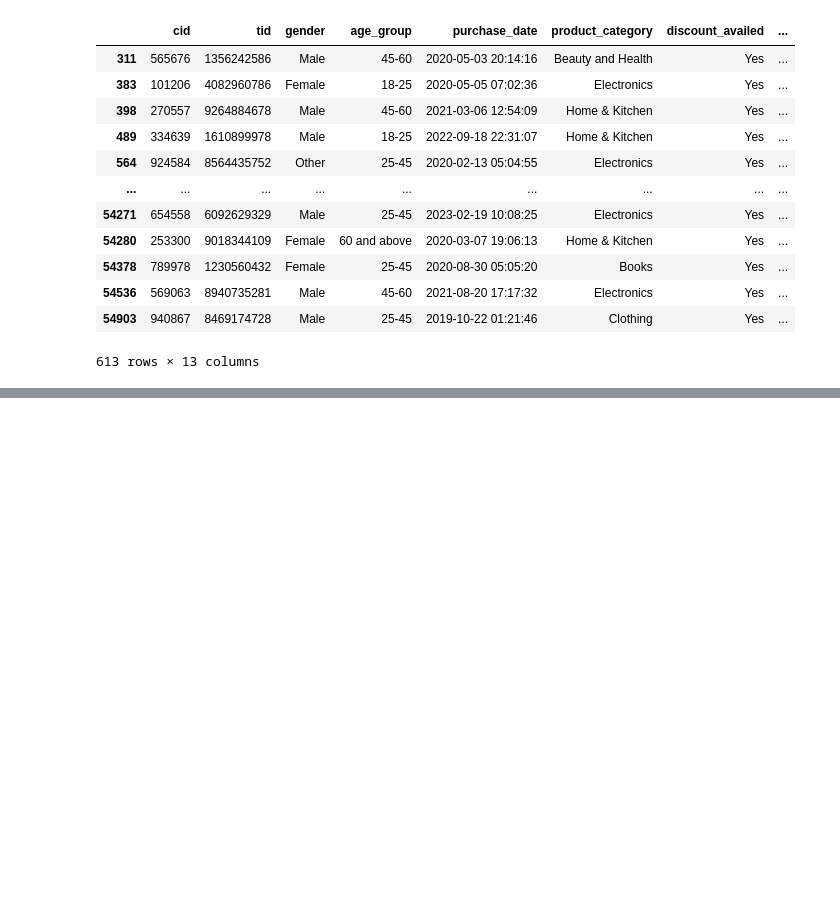
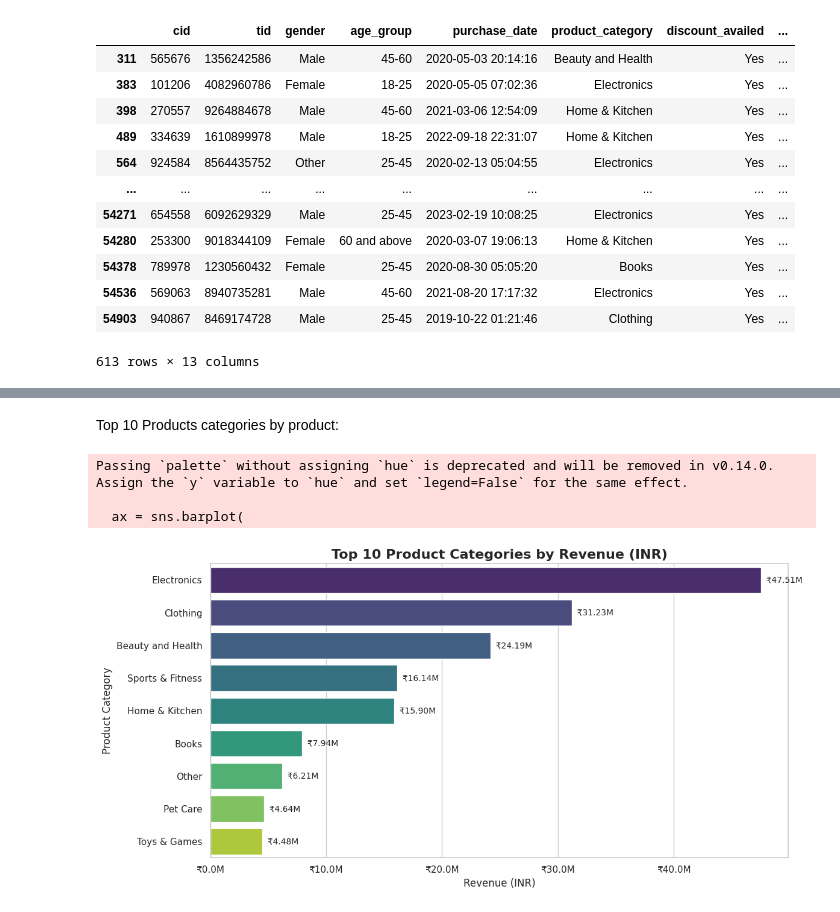
Before and after one commit to Uzair56/FORMATIONSTRADER, a Jupyter notebook: Retail_Sales_&_Customer_Discount_Impact_Analysis_.ipynb, the cells around one changed output, grey strips where cells are left out. Cells and saved outputs as stored; diff of their text form; code cells hidden in the pictures; blank space fills up the shorter version.

```diff
--- a/Retail_Sales_&_Customer_Discount_Impact_Analysis_.ipynb
+++ b/Retail_Sales_&_Customer_Discount_Impact_Analysis_.ipynb
@@ -157,0 +300,39 @@ sales[sales['net_amount'] < 0]
+# %% [markdown]
+Top 10 Products categories by product:
+# %%
+#calculate revnue by category
+category_revenue = (
+    sales.groupby('product_category')['clean_net_amount']
+    .sum()
+    .sort_values(ascending=False)
+    .head(10)
+)
+# %%
+# Plot Top 10 categories (Beautiful chart)
+plt.figure(figsize=(12, 6))
+
+ax = sns.barplot(
+    x=category_revenue.values,
+    y=category_revenue.index,
+    palette="viridis"
+)
+
+plt.title("Top 10 Product Categories by Revenue (INR)", fontsize=16, fontweight="bold")
+plt.xlabel("Revenue (INR)", fontsize=12)
+plt.ylabel("Product Category", fontsize=12)
+
+# Format x-axis into Millions (M)
+ax.xaxis.set_major_formatter(mtick.FuncFormatter(lambda x, _: f"₹{x/1e6:.1f}M"))
+
+# Add labels in Millions on each bar
+for i, v in enumerate(category_revenue.values):
+    ax.text(v, i, f"  ₹{v/1e6:.2f}M", va='center', fontsize=10)
+
+
+plt.tight_layout()
+plt.show()
+# %% [output]
+Passing `palette` without assigning `hue` is deprecated and will be removed in v0.14.0. Assign the `y` variable to `hue` and set `legend=False` for the same effect.
+
+  ax = sns.barplot(
+[figure, added]
```
Also changed, not shown: parts of 29 cells of this notebook.
